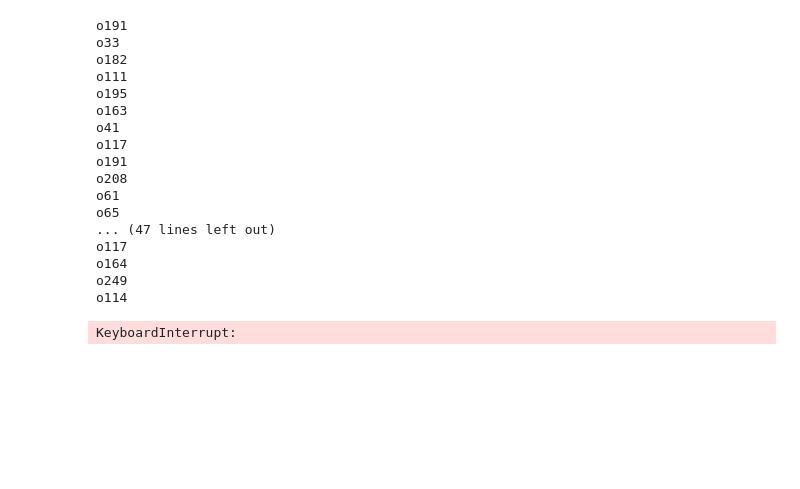
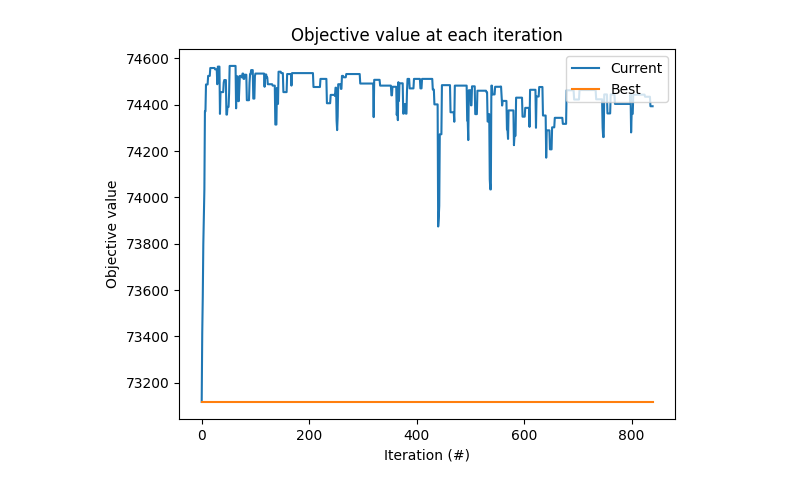
Before and after one commit to spencerkmarley/smu-cs606-meal-delivery-routing-problem, a Jupyter notebook: alns.ipynb, the cells around one changed output. Cells and saved outputs as stored; diff of their text form; code cells hidden in the pictures; blank space fills up the shorter version.

Commit message:
uploaded best result

```diff
--- a/alns.ipynb
+++ b/alns.ipynb
@@ -40,24 +40,20 @@ def greedy_assign(State: DeliveryRouting, rnd_state : np.random.seed = np.random
         for route in routes:
             for bundle in route:
                 if destroyed_order.ready_time >= time:
-                    if len(bundle.bundle) > 0:
-                        if destroyed_order.restaurant_id == bundle.bundle[-1].restaurant_id:
-                            if bundle.get_route_cost(repaired.meters_per_minute, repaired.locations) < min_time:
-                                min_time = bundle.get_route_cost(repaired.meters_per_minute, repaired.locations)
-                                best_route = bundle
-                                done = True
-    if not done:
-        for time, routes in repaired.final_result.items():
-            for route in routes:
-                for bundle in route:
-                    if destroyed_order.ready_time >= time:
-                        if bundle.get_route_cost(repaired.meters_per_minute, repaired.locations) < min_time:
-                            min_time = bundle.get_route_cost(repaired.meters_per_minute, repaired.locations)
+                    for i in range(len(bundle.bundle)):
+                        temp_bundle = copy.deepcopy(bundle)
+                        temp_bundle.bundle.insert(i, destroyed_order)
+                        if temp_bundle.get_route_cost(repaired.meters_per_minute, repaired.locations) < min_time:
+                            min_time = temp_bundle.get_route_cost(repaired.meters_per_minute, repaired.locations)
                             best_route = bundle
+                            done = True
+                            index = i
 
-    print(destroyed_order.id)
-    best_route.bundle.append(destroyed_order)
-    return repaired
+    if done:
+        best_route.bundle.insert(index, destroyed_order)
+        return repaired
+    else:
+        return State
 # %%
 import numpy.random as rnd
 
@@ -68,25 +64,10 @@ alns.add_repair_operator(greedy_assign)
 init = dr
 select = RouletteWheel([25, 5, 1, 0], 0.8, 1, 1)
 accept = RecordToRecordTravel.autofit(init.objective(), 0.02, 0, 9000)
-stop = MaxRuntime(10)
+stop = MaxRuntime(60)
 
 result = alns.iterate(init, select, accept, stop)
-# %% [output]
-o191
-o33
-o182
-o111
-o195
-o163
-o41
-o117
-o191
-o208
-o61
-o65
-... (47 lines left out)
-o117
-o164
-o249
-o114
-KeyboardInterrupt:
+# %%
+result.plot_objectives()
+# %% [output]
+[figure, added]
```
Also changed, not shown: parts of 2 cells of this notebook.
